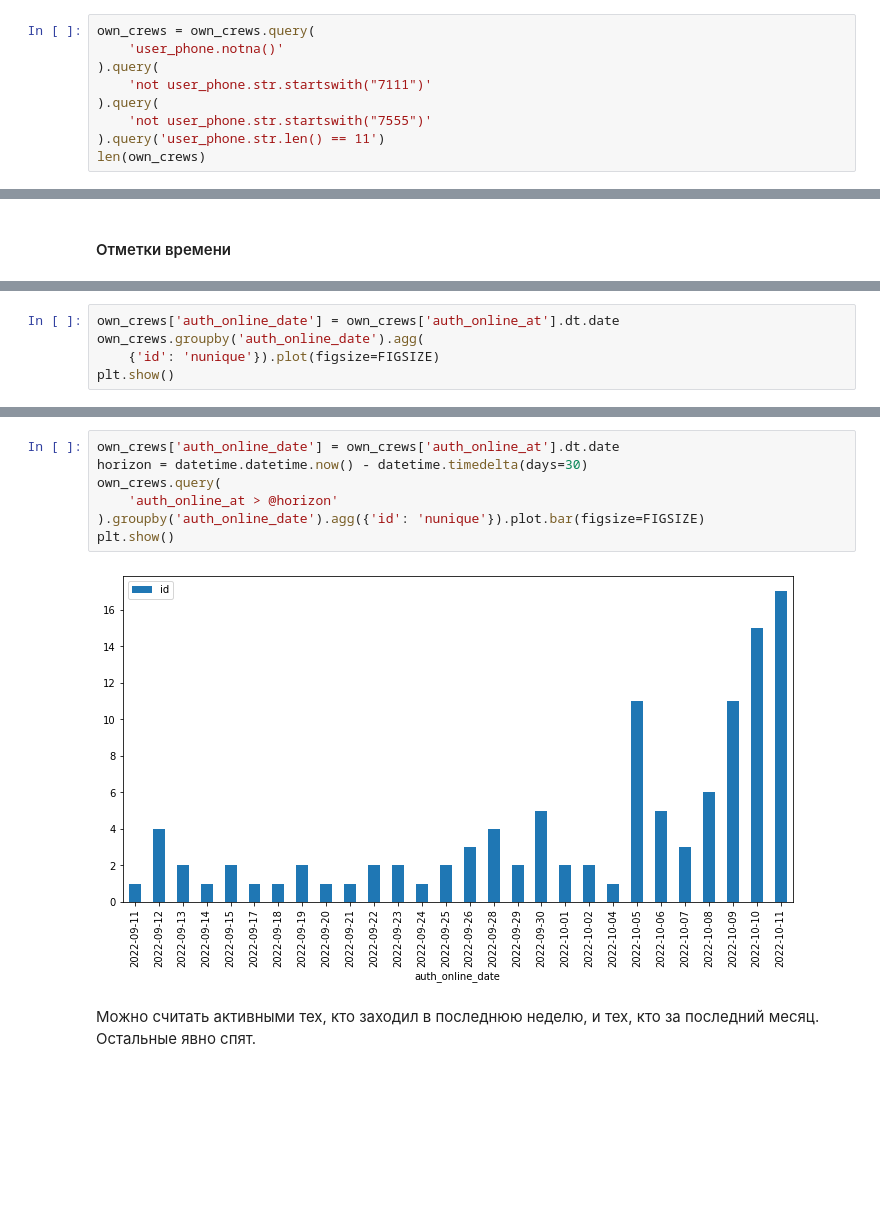
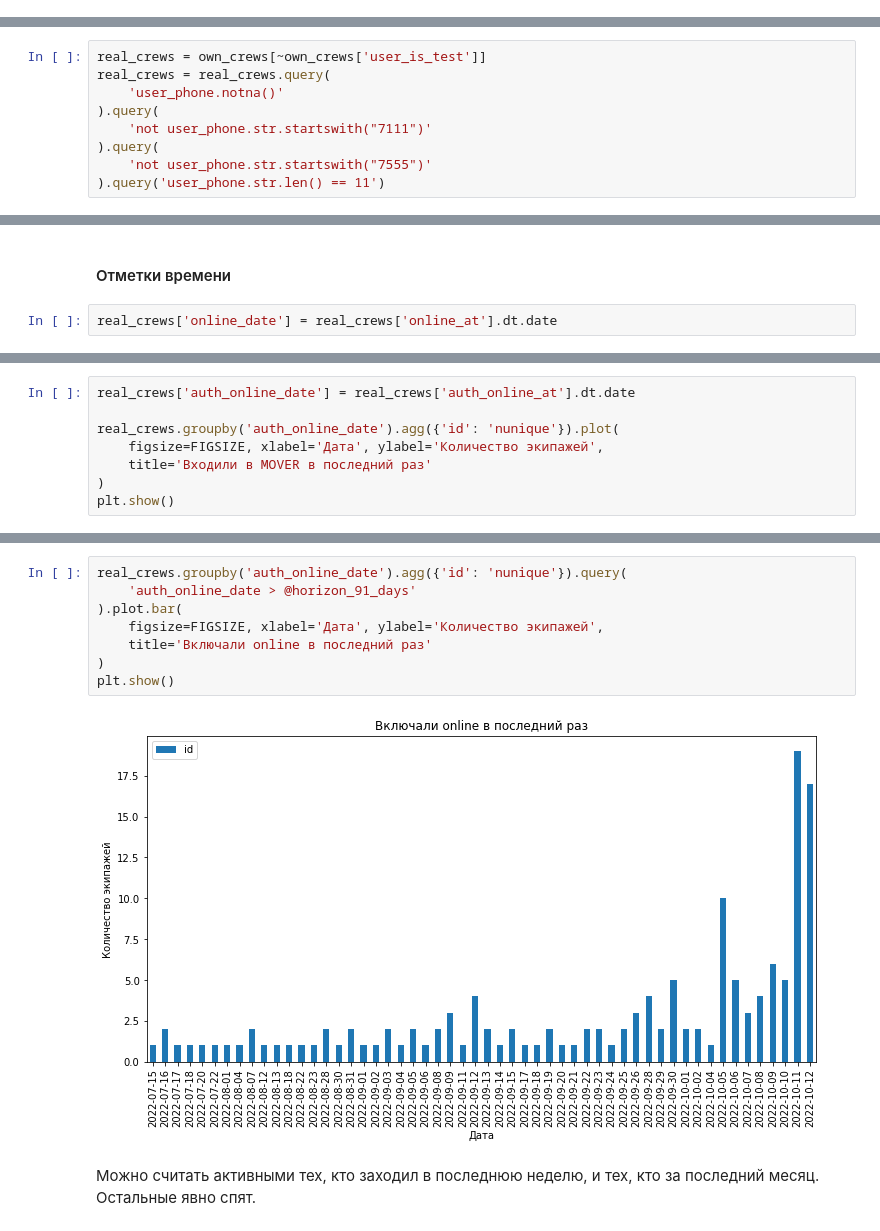
Before and after one commit to okeangel/da_portfolio, a Jupyter notebook: commerce/mover.ipynb, the cells around one changed output, grey strips where cells are left out. Cells and saved outputs as stored; diff of their text form; blank space fills up the shorter version.

Commit message:
Update MOVER project

```diff
--- a/commerce/mover.ipynb
+++ b/commerce/mover.ipynb
@@ -646,9 +605,0 @@ array([11., 22., 13., nan, 12., 10.])
-# %%
-own_crews = own_crews.query(
-    'user_phone.notna()'
-).query(
-    'not user_phone.str.startswith("7111")'
-).query(
-    'not user_phone.str.startswith("7555")'
-).query('user_phone.str.len() == 11')
-len(own_crews)
@@ -657 +608,10 @@ len(own_crews)
+# %%
+real_crews = own_crews[~own_crews['user_is_test']]
+real_crews = real_crews.query(
+    'user_phone.notna()'
+).query(
+    'not user_phone.str.startswith("7111")'
+).query(
+    'not user_phone.str.startswith("7555")'
+).query('user_phone.str.len() == 11')
 # %% [markdown]
@@ -659,2 +619,4 @@ len(own_crews)
 # %% [markdown]
 #### Отметки времени
+# %%
+real_crews['online_date'] = real_crews['online_at'].dt.date
@@ -668,6 +646,9 @@ plt.show()
 # %%
-own_crews['auth_online_date'] = own_crews['auth_online_at'].dt.date
-own_crews.groupby('auth_online_date').agg(
-    {'id': 'nunique'}).plot(figsize=FIGSIZE)
+real_crews['auth_online_date'] = real_crews['auth_online_at'].dt.date
+
+real_crews.groupby('auth_online_date').agg({'id': 'nunique'}).plot(
+    figsize=FIGSIZE, xlabel='Дата', ylabel='Количество экипажей',
+    title='Входили в MOVER в последний раз'
+)
 plt.show()
 # %% [output]
@@ -675,12 +656,13 @@ plt.show()
 # %%
-own_crews['auth_online_date'] = own_crews['auth_online_at'].dt.date
-horizon = datetime.datetime.now() - datetime.timedelta(days=30)
-own_crews.query(
-    'auth_online_at > @horizon'
-).groupby('auth_online_date').agg({'id': 'nunique'}).plot.bar(figsize=FIGSIZE)
+real_crews.groupby('auth_online_date').agg({'id': 'nunique'}).query(
+    'auth_online_date > @horizon_91_days'
+).plot.bar(
+    figsize=FIGSIZE, xlabel='Дата', ylabel='Количество экипажей',
+    title='Включали online в последний раз'
+)
 plt.show()
 # %% [output]
-[figure, old version]
+[figure, new version]
 # %% [markdown]
 Можно считать активными тех, кто заходил в последнюю неделю, и тех, кто за последний месяц. Остальные явно спят.
 # %%
```
Also changed, not shown: parts of 39 cells of this notebook, 1 other file.
